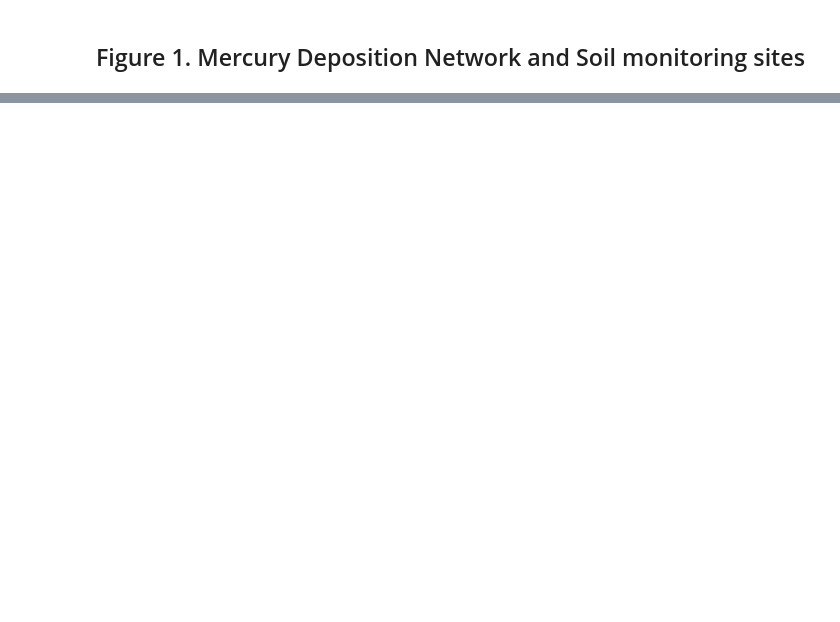
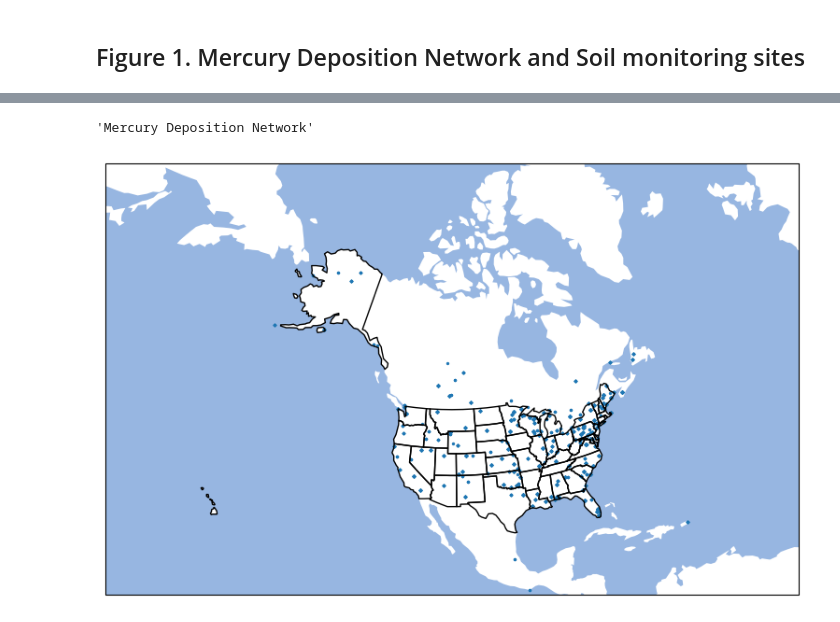
Before and after one commit to jangelamaya/rces-final-project, a Jupyter notebook: final_project.ipynb, the cells around one changed output, grey strips where cells are left out. Drawn from its saved outputs; the diff is of its cells as text; code cells hidden in the pictures; blank space fills up the shorter version.

```diff
--- a/final_project.ipynb
+++ b/final_project.ipynb
@@ -120,0 +128,4 @@ ax2.gridlines()
+# %%
+mdn_annual_gdf = geopandas.GeoDataFrame(
+    mdn_annual, geometry=geopandas.points_from_xy(mdn_annual.longitude, mdn_annual.latitude))
+#mdn_annual
@@ -120,0 +136,22 @@ ax2.gridlines()
+# %%
+def plot_us(gdf):
+    # define map extent
+    extent = [-170, -50, 8, 80]
+
+    # better projection
+    proj = ccrs.LambertConformal(central_longitude=np.mean(extent[:2]), central_latitude=np.mean(extent[2:]))
+
+    # create axes
+    fig, ax1 = plt.subplots(figsize=(10,6), subplot_kw={'projection': proj})
+    ax1.set_extent(extent)
+    ax1.add_feature(cfeature.OCEAN);
+    ax1.add_feature(cfeature.STATES, edgecolor='black', zorder=10)
+
+    #plot data
+    ax1.scatter(gdf.longitude, gdf.latitude, transform=ccrs.PlateCarree(), s=2);
+# %%
+plot_us(mdn_annual_gdf) #same plot as above
+'Mercury Deposition Network'
+# %% [output]
+'Mercury Deposition Network'
+[figure, added]
```
Also changed, not shown: parts of 28 cells of this notebook.
